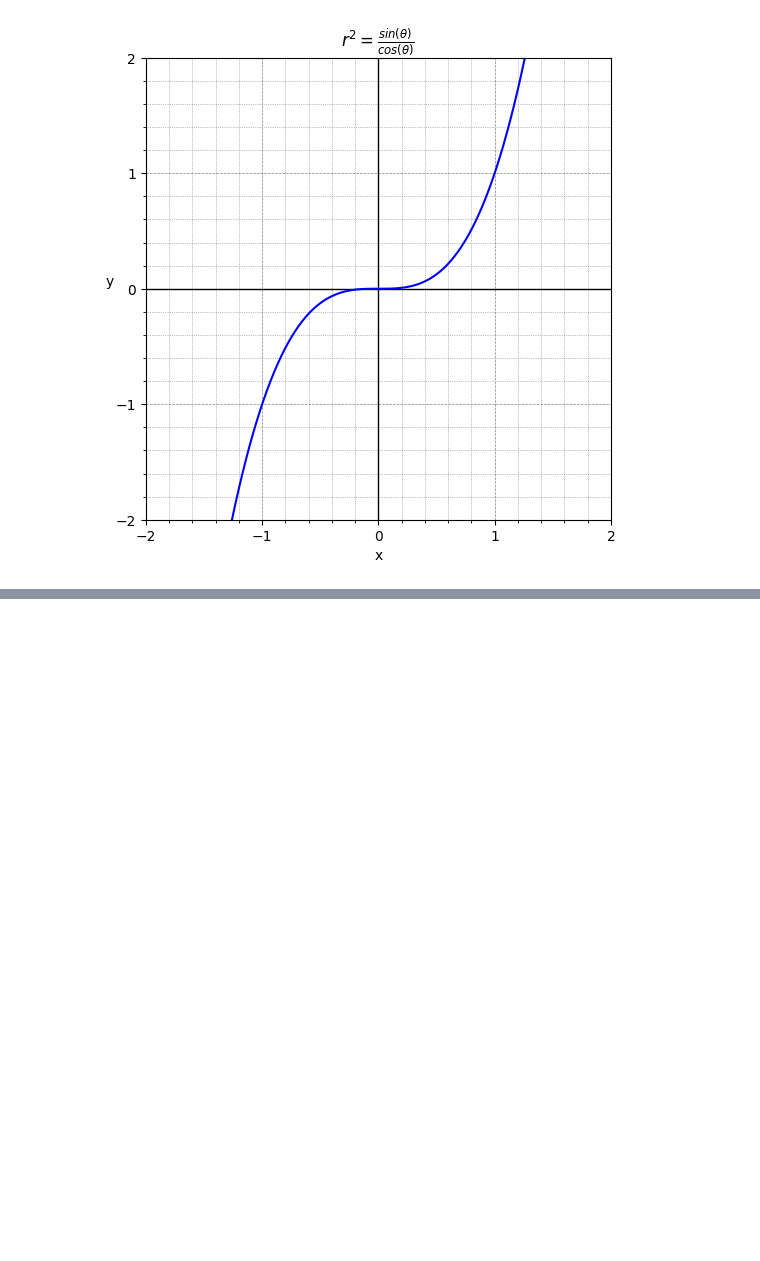
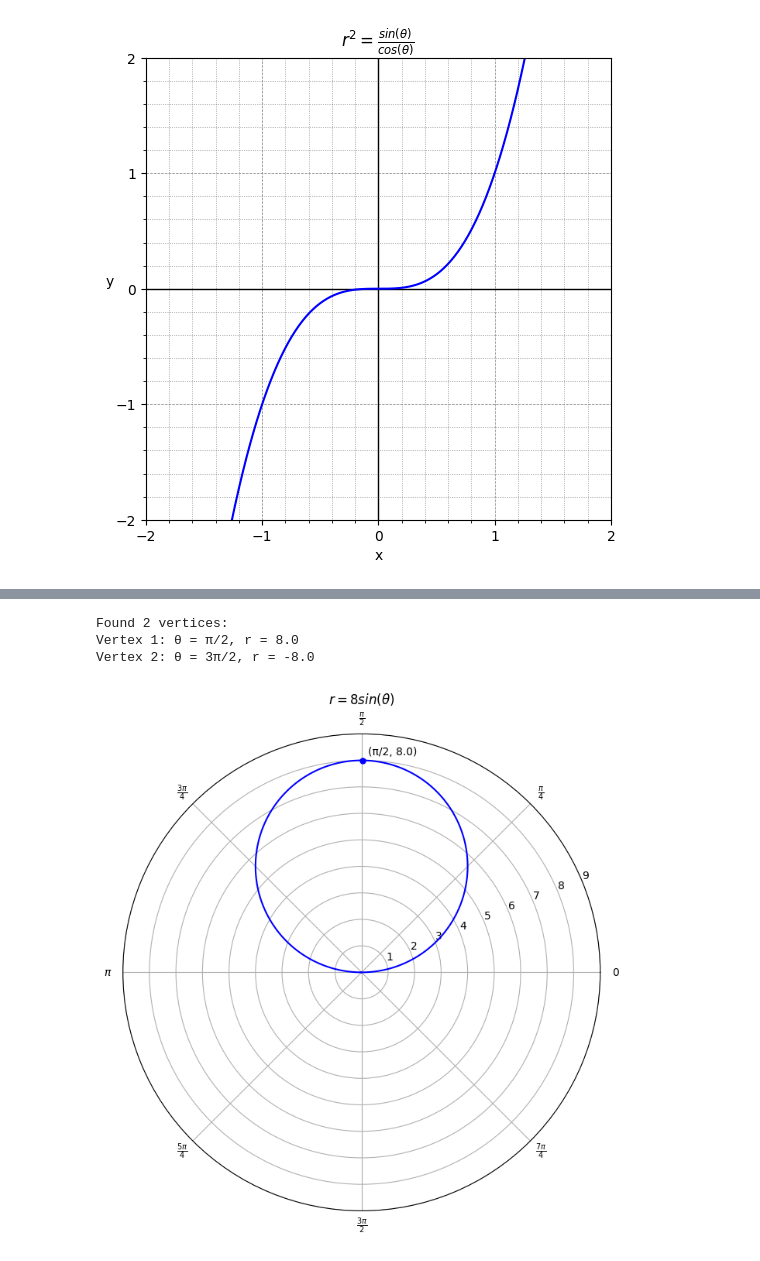
Before and after one commit to seanjiangsh/math-practice, a Jupyter notebook: pre-calculus/pre-calculus.ipynb, the cells around one changed output, grey strips where cells are left out. Cells and saved outputs as stored; diff of their text form; code cells hidden in the pictures; blank space fills up the shorter version.

```diff
--- a/pre-calculus/pre-calculus.ipynb
+++ b/pre-calculus/pre-calculus.ipynb
@@ -151,0 +189,13 @@ plot_lines(title, lines, limits=limits)
+# %%
+# r = 8 * sin(θ)
+title = "$r = 8sin(\\theta)$"
+equation = lambda theta: 8 * np.sin(theta)
+limits = (0, 9)
+
+# Create the polar plot
+plot_polar_equation(title, equation, limits=limits)
+# %% [output]
+Found 2 vertices:
+Vertex 1: θ = π/2, r = 8.0
+Vertex 2: θ = 3π/2, r = -8.0
+[figure, added]
```
Also changed, not shown: parts of 7 cells of this notebook, 2 other files.
